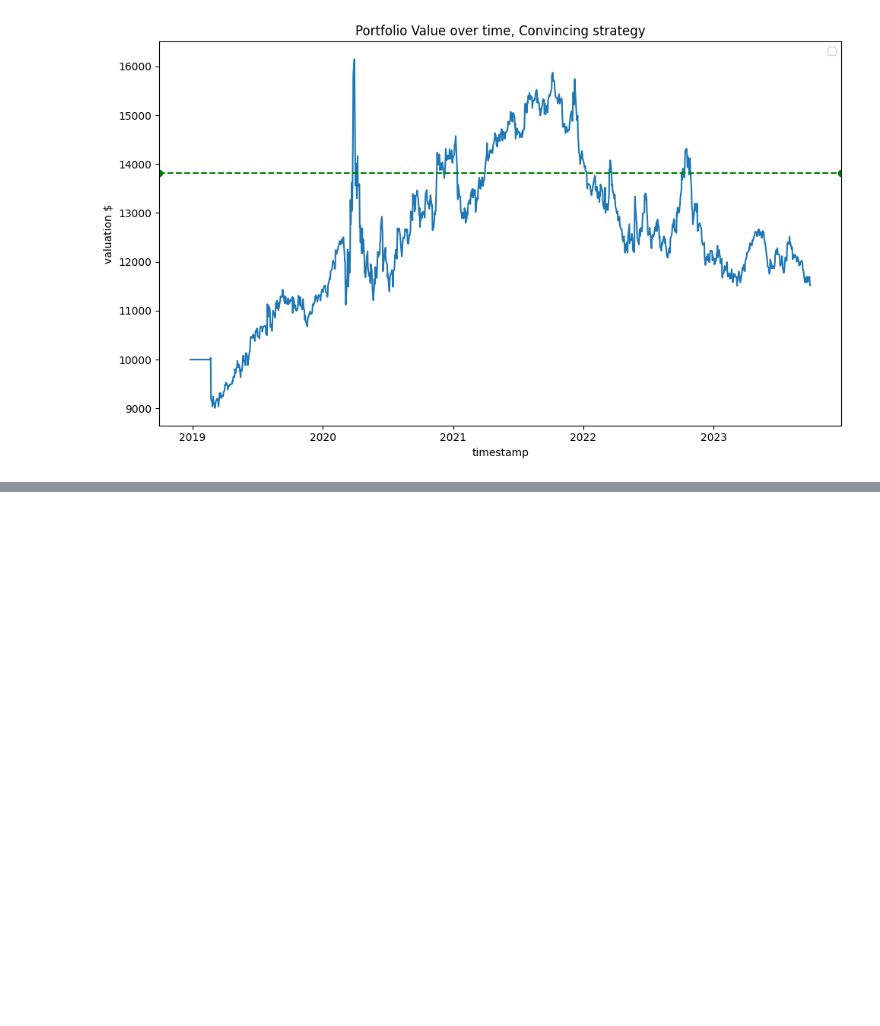
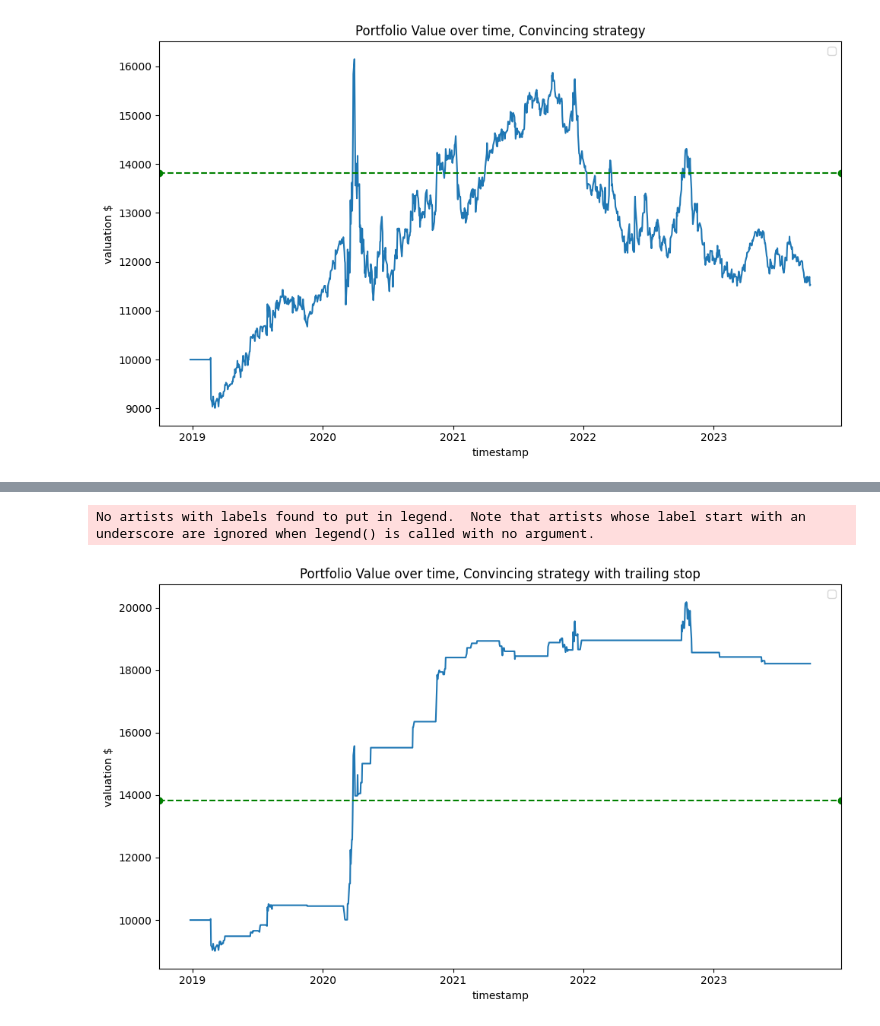
Before and after one commit to IndianaBug/DQN-for-Portfolio-Managment, a Jupyter notebook: SUP/portfolio.ipynb, the cells around one changed output, grey strips where cells are left out. Drawn from its saved outputs; the diff is of its cells as text; code cells hidden in the pictures; blank space fills up the shorter version.

```diff
--- a/SUP/portfolio.ipynb
+++ b/SUP/portfolio.ipynb
@@ -127,0 +173,46 @@ No artists with labels found to put in legend.  Note that artists whose label st
+# %%
+# Naive strategy
+portfolio_returns = portfolio['returns'].values.tolist()
+
+trailing_stop = []
+
+action = 0
+for index in range(len(portfolio_returns)):
+    if portfolio['q90'].values[index] == True:
+        action = -1
+    if portfolio['q5'].values[index] == True:
+        action = 1
+    if index == 0:
+        portfolio_value = 10000
+    else:
+        portfolio_value = portfolio_returns[index-1]
+    new_portfolio_value = portfolio_returns[index] * portfolio_value * action  + portfolio_value
+    if portfolio_value > 0:
+        portfolio_returns[index] = new_portfolio_value
+    else:
+        portfolio_returns[index] = 0
+
+    trailing_stop.append(new_portfolio_value)
+
+    for i in range(1, len(trailing_stop)+1):
+        trailing_stop_value = calculate_percentage_change(trailing_stop[-1], trailing_stop[-i])
+        if trailing_stop_value < -5:
+            action = 0
+
+
+
+portfolio['convince'] = portfolio_returns
+x = portfolio['convince'].index
+y = portfolio['convince'].values
+plt.figure(figsize=(10, 6))
+plt.plot(x, y)
+plt.axhline(y=buy_hold, color='green', linestyle='--', marker='o')
+plt.xlabel("timestamp")
+plt.ylabel("valuation $")
+plt.title("Portfolio Value over time, Convincing strategy with trailing stop")
+plt.legend()
+plt.tight_layout()
+plt.show()
+# %% [output]
+No artists with labels found to put in legend.  Note that artists whose label start with an underscore are ignored when legend() is called with no argument.
+[figure, added]
```
Also changed, not shown: parts of 4 cells of this notebook, 1 other file.
